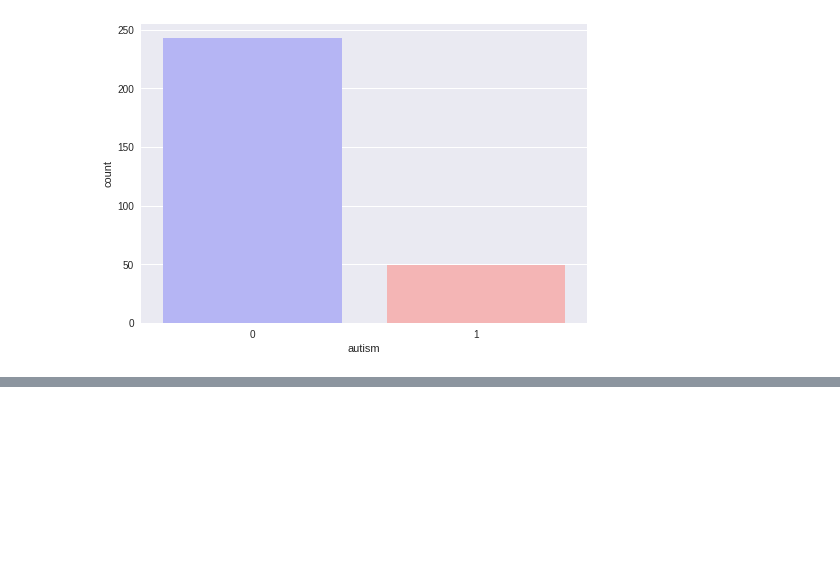
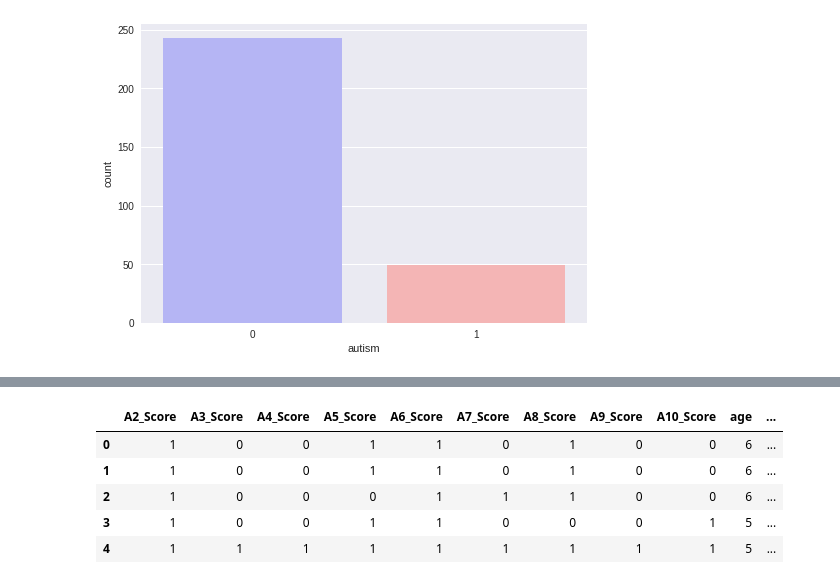
Before and after one commit to Anandharajan/DriverBehaviour, a Jupyter notebook: autism.ipynb, the cells around one changed output, grey strips where cells are left out. Cells and saved outputs as stored; diff of their text form; code cells hidden in the pictures; blank space fills up the shorter version.

```diff
--- a/autism.ipynb
+++ b/autism.ipynb
@@ -132,0 +121,16 @@ for attr in X.columns:
+# %%
+from sklearn.preprocessing import LabelEncoder
+
+for col in X.columns:
+    if len(X[col].value_counts()) == 2:
+        le = LabelEncoder()
+        X[col] = le.fit_transform(X[col])
+# %%
+X.head()
+# %% [output]
+|  | A2_Score | A3_Score | A4_Score | A5_Score | A6_Score | A7_Score | A8_Score | A9_Score | A10_Score | age | ... |
+| 0 | 1 | 0 | 0 | 1 | 1 | 0 | 1 | 0 | 0 | 6 | ... |
+| 1 | 1 | 0 | 0 | 1 | 1 | 0 | 1 | 0 | 0 | 6 | ... |
+| 2 | 1 | 0 | 0 | 0 | 1 | 1 | 1 | 0 | 0 | 6 | ... |
+| 3 | 1 | 0 | 0 | 1 | 1 | 0 | 0 | 0 | 1 | 5 | ... |
+| 4 | 1 | 1 | 1 | 1 | 1 | 1 | 1 | 1 | 1 | 5 | ... |
```
Also changed, not shown: parts of 13 cells of this notebook.
